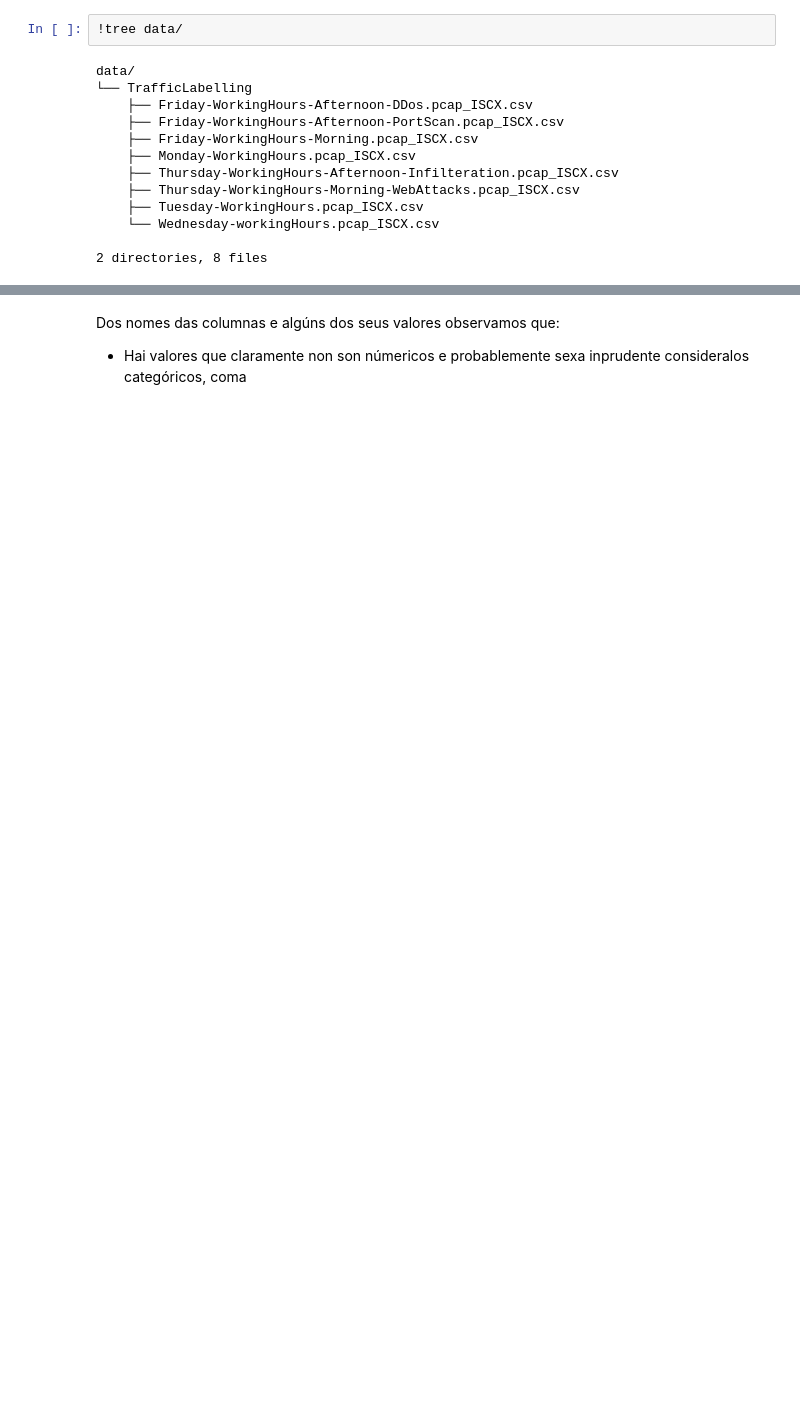
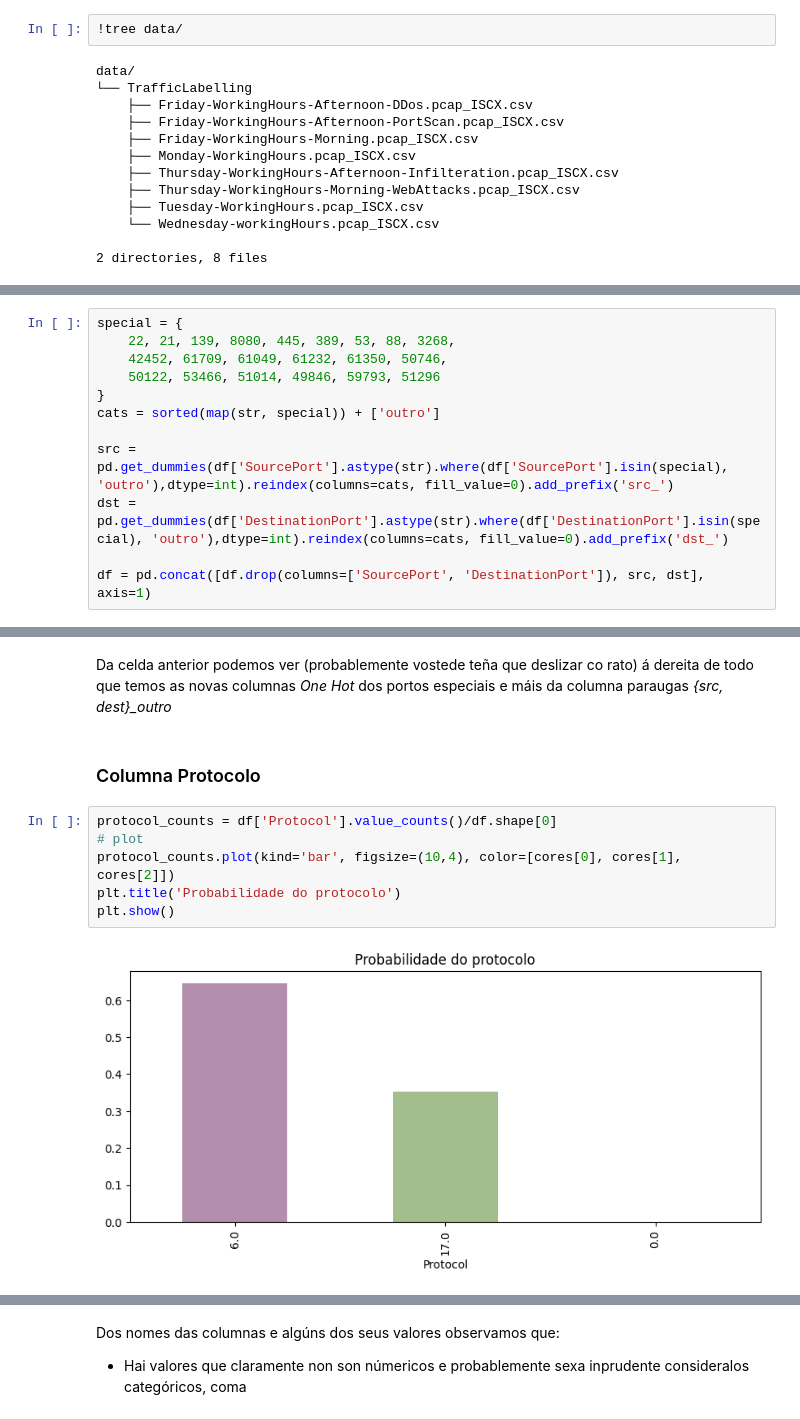
Before and after one commit to pabloChantada/cyber, a Jupyter notebook: analisis.ipynb, the cells around one changed output, grey strips where cells are left out. Saved outputs shown, nothing was run; the diff lists cells and outputs as text; blank space fills up the shorter version.

```diff
--- a/analisis.ipynb
+++ b/analisis.ipynb
@@ -100,0 +197,12 @@ data/
+# %%
+special = {
+    22, 21, 139, 8080, 445, 389, 53, 88, 3268,
+    42452, 61709, 61049, 61232, 61350, 50746,
+    50122, 53466, 51014, 49846, 59793, 51296
+}
+cats = sorted(map(str, special)) + ['outro']
+
+src = pd.get_dummies(df['SourcePort'].astype(str).where(df['SourcePort'].isin(special), 'outro'),dtype=int).reindex(columns=cats, fill_value=0).add_prefix('src_')
+dst = pd.get_dummies(df['DestinationPort'].astype(str).where(df['DestinationPort'].isin(special), 'outro'),dtype=int).reindex(columns=cats, fill_value=0).add_prefix('dst_')
+
+df = pd.concat([df.drop(columns=['SourcePort', 'DestinationPort']), src, dst], axis=1)
@@ -100,0 +225,12 @@ data/
+# %% [markdown]
+Da celda anterior podemos ver (probablemente vostede teña que deslizar co rato) á dereita de todo que temos as novas columnas _One Hot_ dos portos especiais e máis da columna paraugas _{src, dest}\_outro_
+# %% [markdown]
+### Columna Protocolo
+# %%
+protocol_counts = df['Protocol'].value_counts()/df.shape[0]
+# plot
+protocol_counts.plot(kind='bar', figsize=(10,4), color=[cores[0], cores[1], cores[2]])
+plt.title('Probabilidade do protocolo')
+plt.show()
+# %% [output]
+[figure, added]
```
Also changed, not shown: parts of 55 cells of this notebook, 1 other file.
